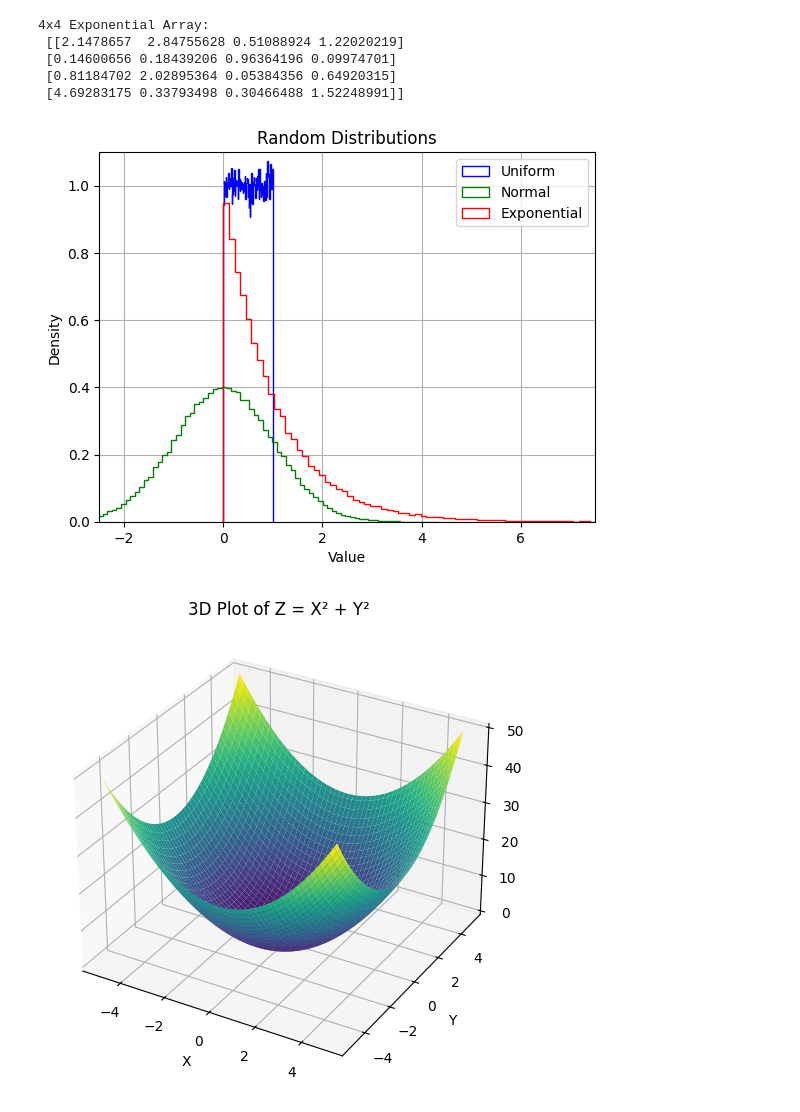
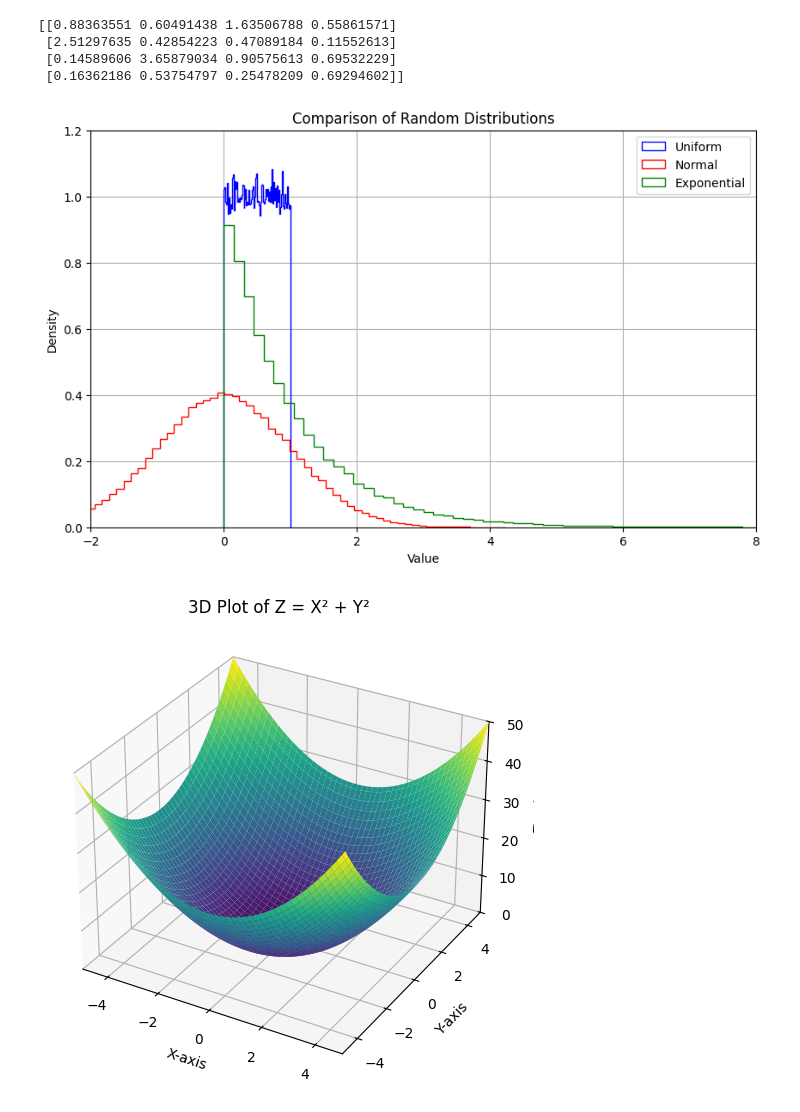
Before and after one commit to Jeethuka-Thayakaran/DeepLearning-SE4050-Labsheets, a Jupyter notebook: Labsheet01.ipynb, the cells around one changed output. Drawn from its saved outputs; the diff is of its cells as text; code cells hidden in the pictures.

```diff
--- a/Labsheet01.ipynb
+++ b/Labsheet01.ipynb
@@ -3,56 +3,71 @@
 # %%
 #Task 1 - qn 1
 import numpy as np
-
-# Exponential distribution with default scale=1.0
-exp_array_4x4 = np.random.exponential(scale=1.0, size=(4, 4))
-print("4x4 Exponential Array:\n", exp_array_4x4)
+arr = np.random.exponential(scale=1.0, size=(4, 4))
+print(arr)
 # %% [output]
-4x4 Exponential Array:
- [[2.1478657  2.84755628 0.51088924 1.22020219]
- [0.14600656 0.18439206 0.96364196 0.09974701]
- [0.81184702 2.02895364 0.05384356 0.64920315]
- [4.69283175 0.33793498 0.30466488 1.52248991]]
+[[0.88363551 0.60491438 1.63506788 0.55861571]
+ [2.51297635 0.42854223 0.47089184 0.11552613]
+ [0.14589606 3.65879034 0.90575613 0.69532229]
+ [0.16362186 0.53754797 0.25478209 0.69294602]]
 # %%
 #Task 2 - qn 2
 import matplotlib.pyplot as plt
 
-# Generate arrays
+# Generate distributions
 exp_data = np.random.exponential(scale=1.0, size=(100000,))
 uniform_data = np.random.rand(100000)
 normal_data = np.random.randn(100000)
 
-# Plot histograms
-plt.hist(uniform_data, density=True, bins=100, histtype="step", color="blue", label="Uniform")
-plt.hist(normal_data, density=True, bins=100, histtype="step", color="green", label="Normal")
-plt.hist(exp_data, density=True, bins=100, histtype="step", color="red", label="Exponential")
+# Plotting
+plt.figure(figsize=(10, 6))
 
-plt.axis([-2.5, 7.5, 0, 1.1])
+plt.hist(uniform_data, density=True, bins=80, histtype="step", color="blue", label="Uniform")
+plt.hist(normal_data, density=True, bins=80, histtype="step", color="red", label="Normal")
+plt.hist(exp_data, density=True, bins=80, histtype="step", color="green", label="Exponential")
+
+plt.xlim([-2, 8])  # Adjusted to visualize all three distributions clearly
+plt.ylim([0, 1.2])
 plt.legend(loc="upper right")
-plt.title("Random Distributions")
+plt.title("Comparison of Random Distributions")
 plt.xlabel("Value")
 plt.ylabel("Density")
 plt.grid(True)
 plt.show()
 # %% [output]
-[figure, old version]
+[figure, new version]
 # %%
 #Task 1 - qn 3
+import numpy as np
+import matplotlib.pyplot as plt
 from mpl_toolkits.mplot3d import Axes3D
 
+# Define range and meshgrid
 x = np.linspace(-5, 5, 100)
 y = np.linspace(-5, 5, 100)
 X, Y = np.meshgrid(x, y)
+
+# Calculate Z
 Z = X**2 + Y**2
 
-fig = plt.figure(figsize=(8, 6))
+# Create 3D plot
+fig = plt.figure(figsize=(10, 6))
 ax = fig.add_subplot(111, projection='3d')
-ax.plot_surface(X, Y, Z, cmap='viridis')
 
+# Surface plot
+ax.plot_surface(X, Y, Z, cmap='viridis', edgecolor='none')
+
+# Labels and title
 ax.set_title("3D Plot of Z = X² + Y²")
-ax.set_xlabel("X")
-ax.set_ylabel("Y")
-ax.set_zlabel("Z")
+ax.set_xlabel("X-axis")
+ax.set_ylabel("Y-axis")
+ax.set_zlabel("Z-axis")
+
+# Set limits
+ax.set_xlim([-5, 5])
+ax.set_ylim([-5, 5])
+ax.set_zlim([0, 50])
+
 plt.show()
 # %% [output]
-[figure, old version]
+[figure, new version]
```
Also changed, not shown: parts of 8 cells of this notebook.
